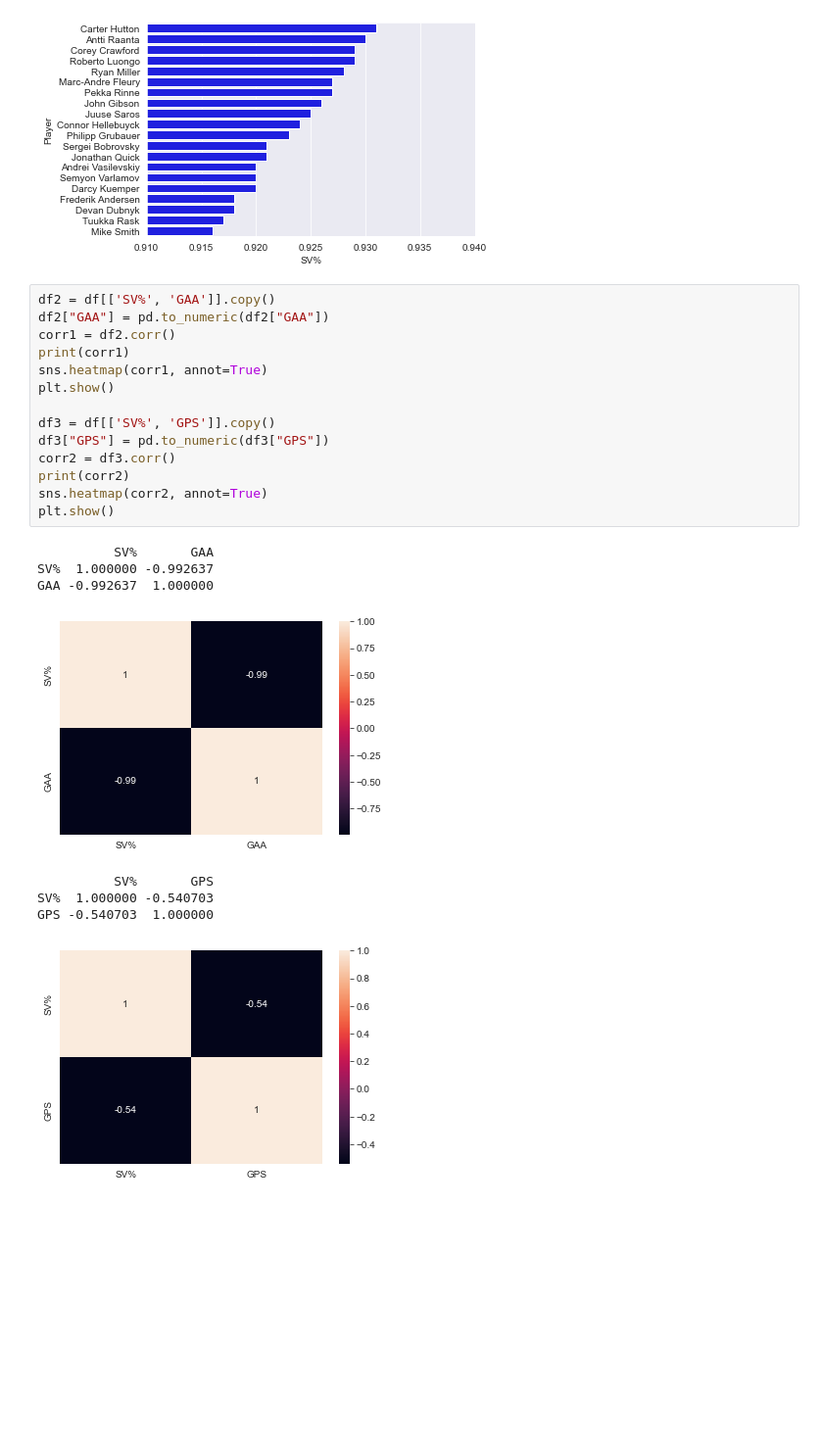
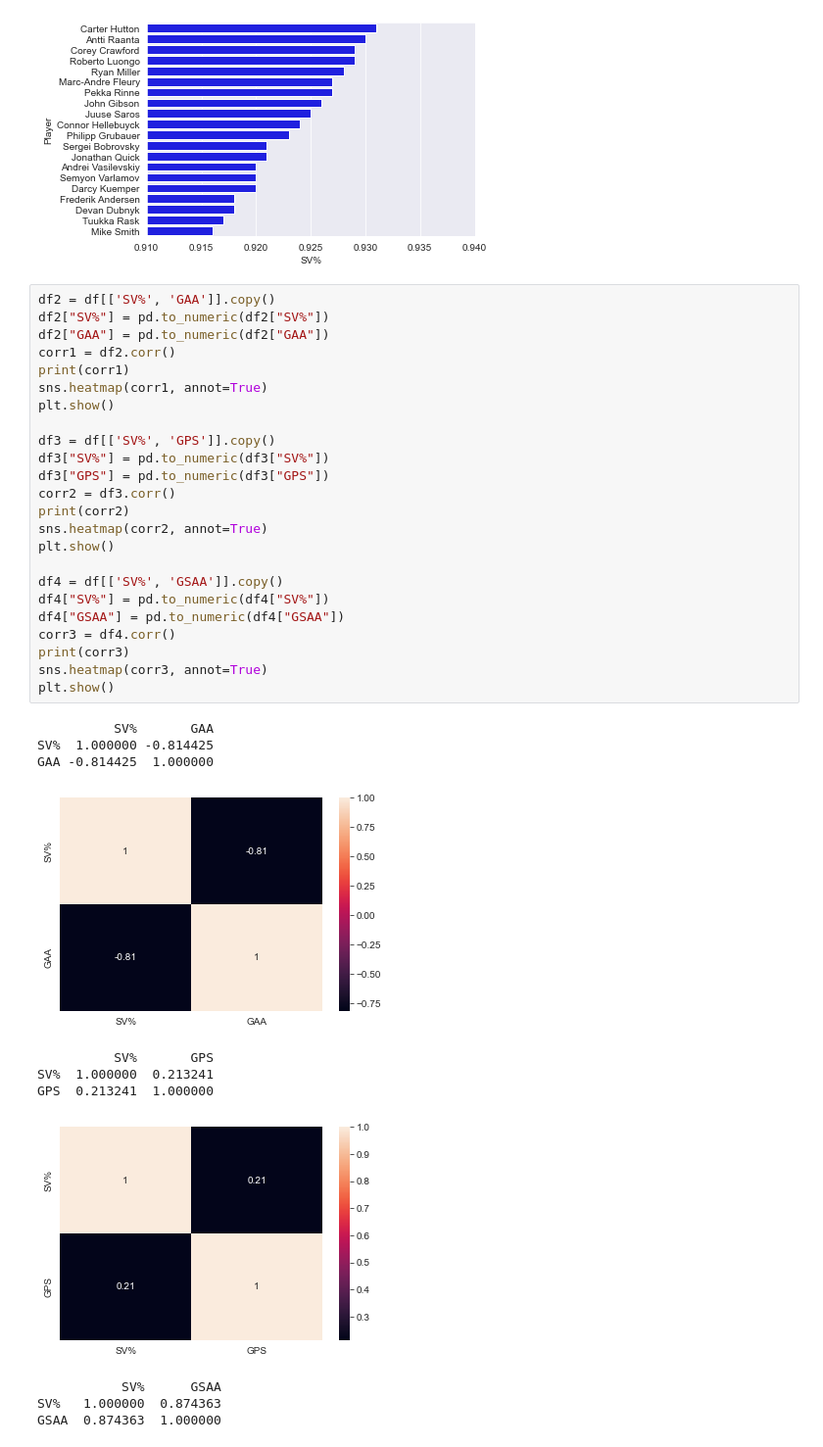
Before and after one commit to M0rph3e/ift6758-project-main, a Jupyter notebook: notebooks/Question 1 sample.ipynb, the cells around one changed output. Shown: that part at 98% size. Drawn from its saved outputs; the diff is of its cells as text; blank space fills up the shorter version.

Commit message:
Updated Q1 bonus graphs

```diff
--- a/notebooks/Question 1 sample.ipynb
+++ b/notebooks/Question 1 sample.ipynb
@@ -91,24 +92,37 @@ plt.show()
 [figure]
 # %%
 df2 = df[['SV%', 'GAA']].copy()
+df2["SV%"] = pd.to_numeric(df2["SV%"])
 df2["GAA"] = pd.to_numeric(df2["GAA"])
 corr1 = df2.corr()
 print(corr1)
 sns.heatmap(corr1, annot=True)
 plt.show()
 
 df3 = df[['SV%', 'GPS']].copy()
+df3["SV%"] = pd.to_numeric(df3["SV%"])
 df3["GPS"] = pd.to_numeric(df3["GPS"])
 corr2 = df3.corr()
 print(corr2)
 sns.heatmap(corr2, annot=True)
 plt.show()
+
+df4 = df[['SV%', 'GSAA']].copy()
+df4["SV%"] = pd.to_numeric(df4["SV%"])
+df4["GSAA"] = pd.to_numeric(df4["GSAA"])
+corr3 = df4.corr()
+print(corr3)
+sns.heatmap(corr3, annot=True)
+plt.show()
 # %% [output]
           SV%       GAA
-SV%  1.000000 -0.992637
-GAA -0.992637  1.000000
+SV%  1.000000 -0.814425
+GAA -0.814425  1.000000
-[figure, old version]
+[figure, new version]
           SV%       GPS
-SV%  1.000000 -0.540703
-GPS -0.540703  1.000000
+SV%  1.000000  0.213241
+GPS  0.213241  1.000000
-[figure, old version]
+[figure, new version]
+           SV%      GSAA
+SV%   1.000000  0.874363
+GSAA  0.874363  1.000000
```
Also changed, not shown: parts of 3 cells of this notebook.
